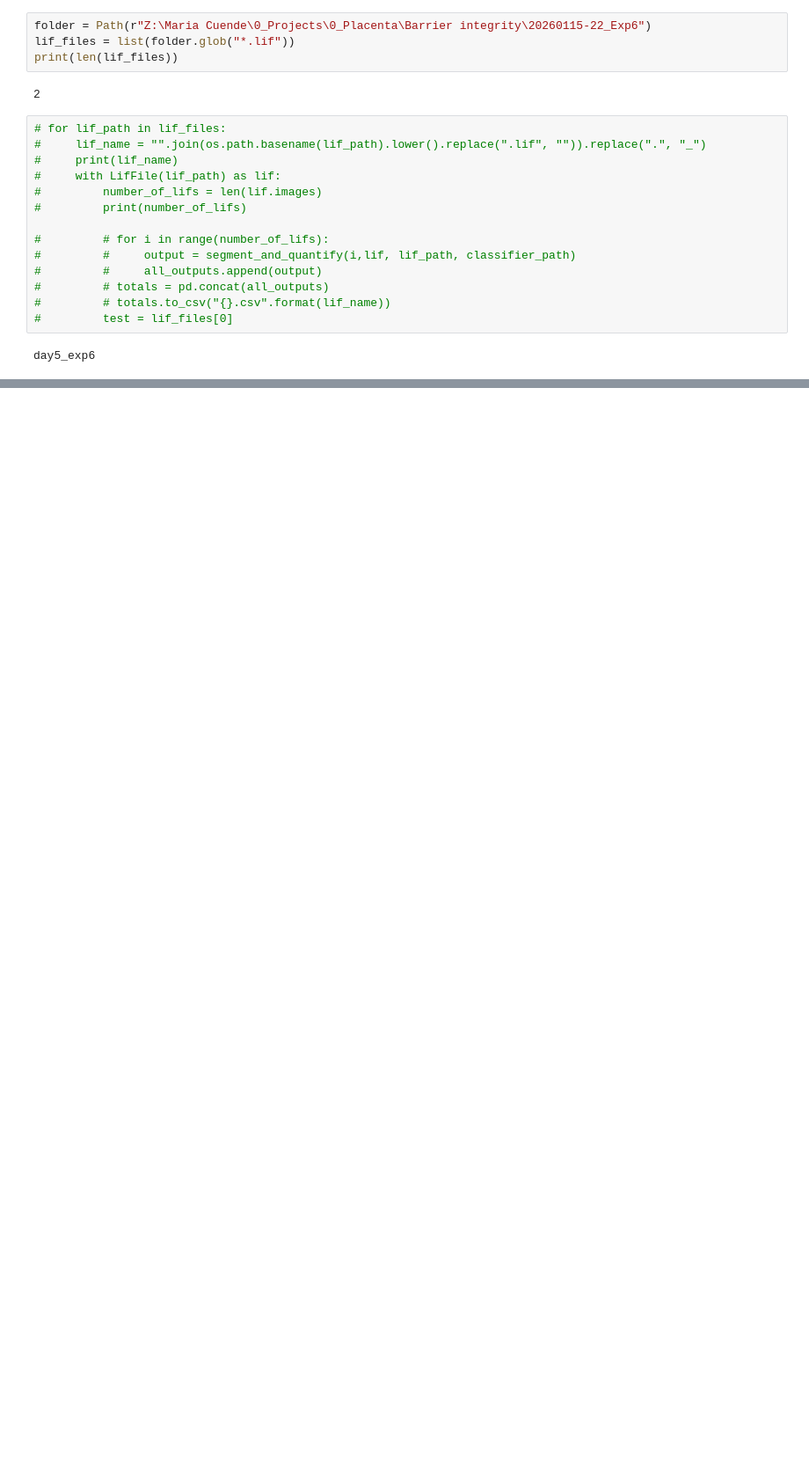
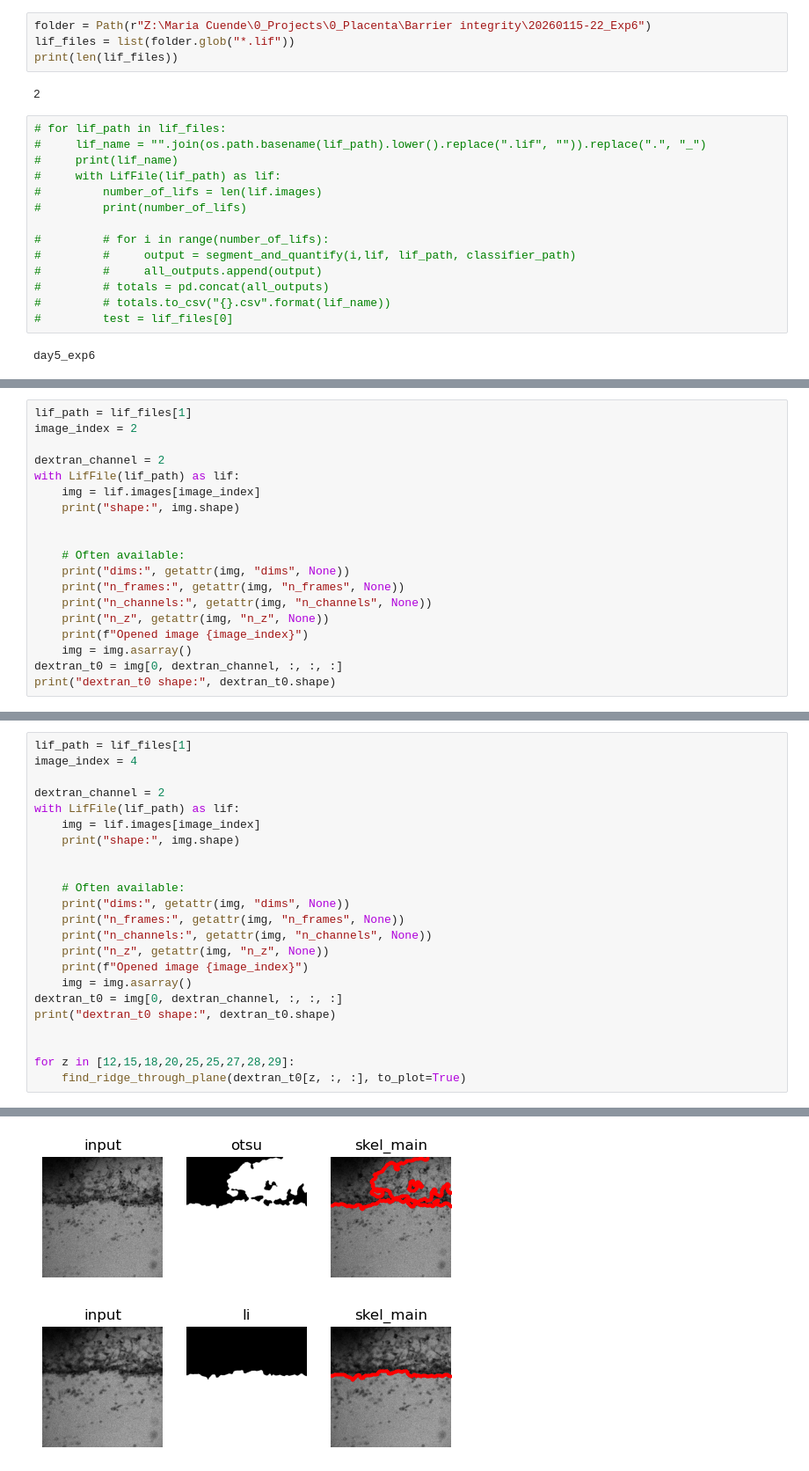
Before and after one commit to isobelth/image_quantification, a Jupyter notebook: Vasculature/placenta_perfusion.ipynb, the cells around one changed output, grey strips where cells are left out. Shown at 88% size. Saved outputs shown, nothing was run; the diff lists cells and outputs as text; blank space fills up the shorter version.

Commit message:
working separate images by edge or ridge

```diff
--- a/Vasculature/placenta_perfusion.ipynb
+++ b/Vasculature/placenta_perfusion.ipynb
@@ -205,0 +181,19 @@ plt.imshow(recon)
+# %%
+lif_path = lif_files[1]
+image_index = 2
+
+dextran_channel = 2
+with LifFile(lif_path) as lif:
+    img = lif.images[image_index]
+    print("shape:", img.shape)
+
+
+    # Often available:
+    print("dims:", getattr(img, "dims", None))
+    print("n_frames:", getattr(img, "n_frames", None))
+    print("n_channels:", getattr(img, "n_channels", None))
+    print("n_z", getattr(img, "n_z", None))
+    print(f"Opened image {image_index}")
+    img = img.asarray()
+dextran_t0 = img[0, dextran_channel, :, :, :]
+print("dextran_t0 shape:", dextran_t0.shape)
@@ -205,0 +429,24 @@ plt.imshow(recon)
+# %%
+lif_path = lif_files[1]
+image_index = 4
+
+dextran_channel = 2
+with LifFile(lif_path) as lif:
+    img = lif.images[image_index]
+    print("shape:", img.shape)
+
+
+    # Often available:
+    print("dims:", getattr(img, "dims", None))
+    print("n_frames:", getattr(img, "n_frames", None))
+    print("n_channels:", getattr(img, "n_channels", None))
+    print("n_z", getattr(img, "n_z", None))
+    print(f"Opened image {image_index}")
+    img = img.asarray()
+dextran_t0 = img[0, dextran_channel, :, :, :]
+print("dextran_t0 shape:", dextran_t0.shape)
+
+
+for z in [12,15,18,20,25,25,27,28,29]:
+    find_ridge_through_plane(dextran_t0[z, :, :], to_plot=True)
+# %% [output]
@@ -205,0 +470,2 @@ plt.imshow(recon)
+[figure, added]
+[figure, added]
```
Also changed, not shown: parts of 11 cells of this notebook.
